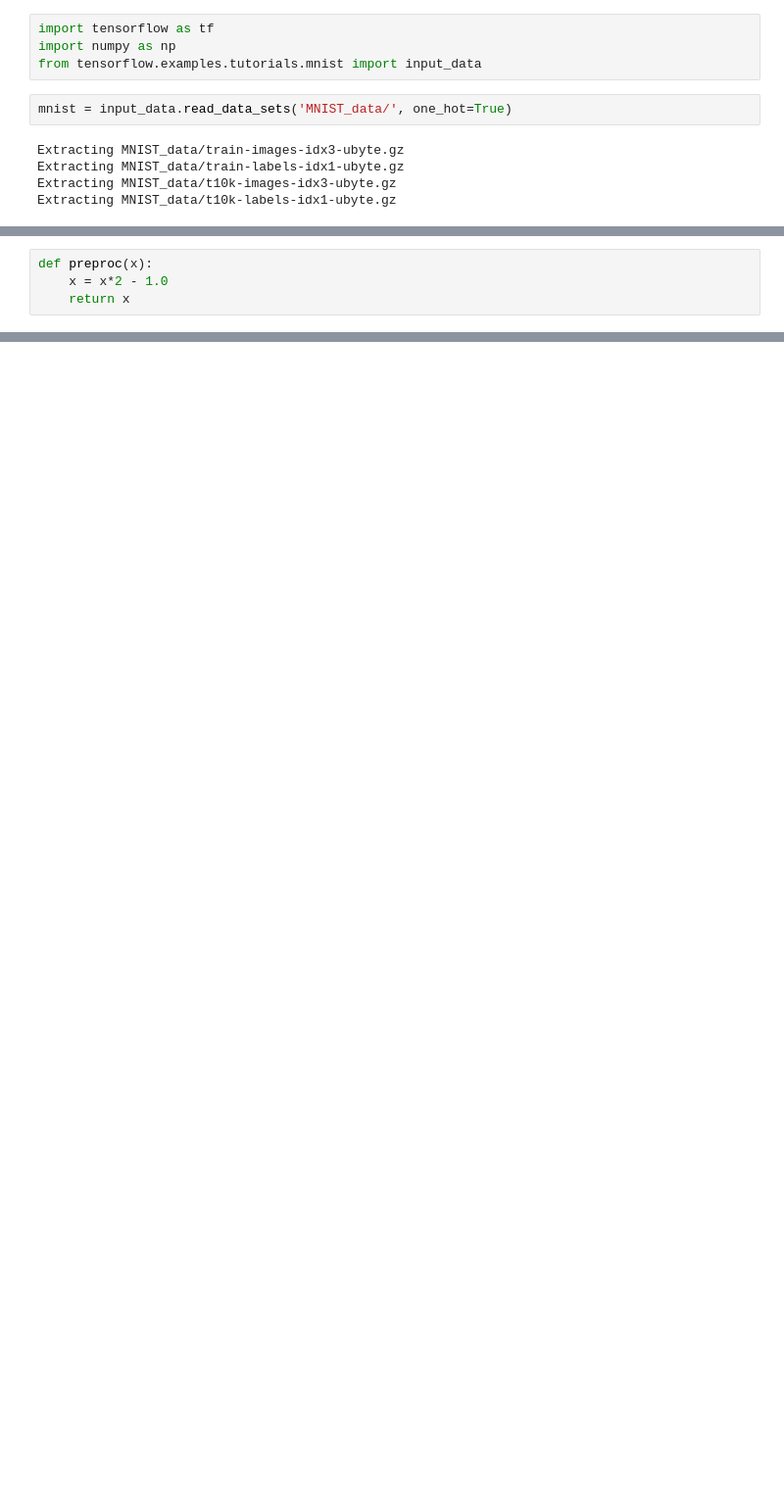
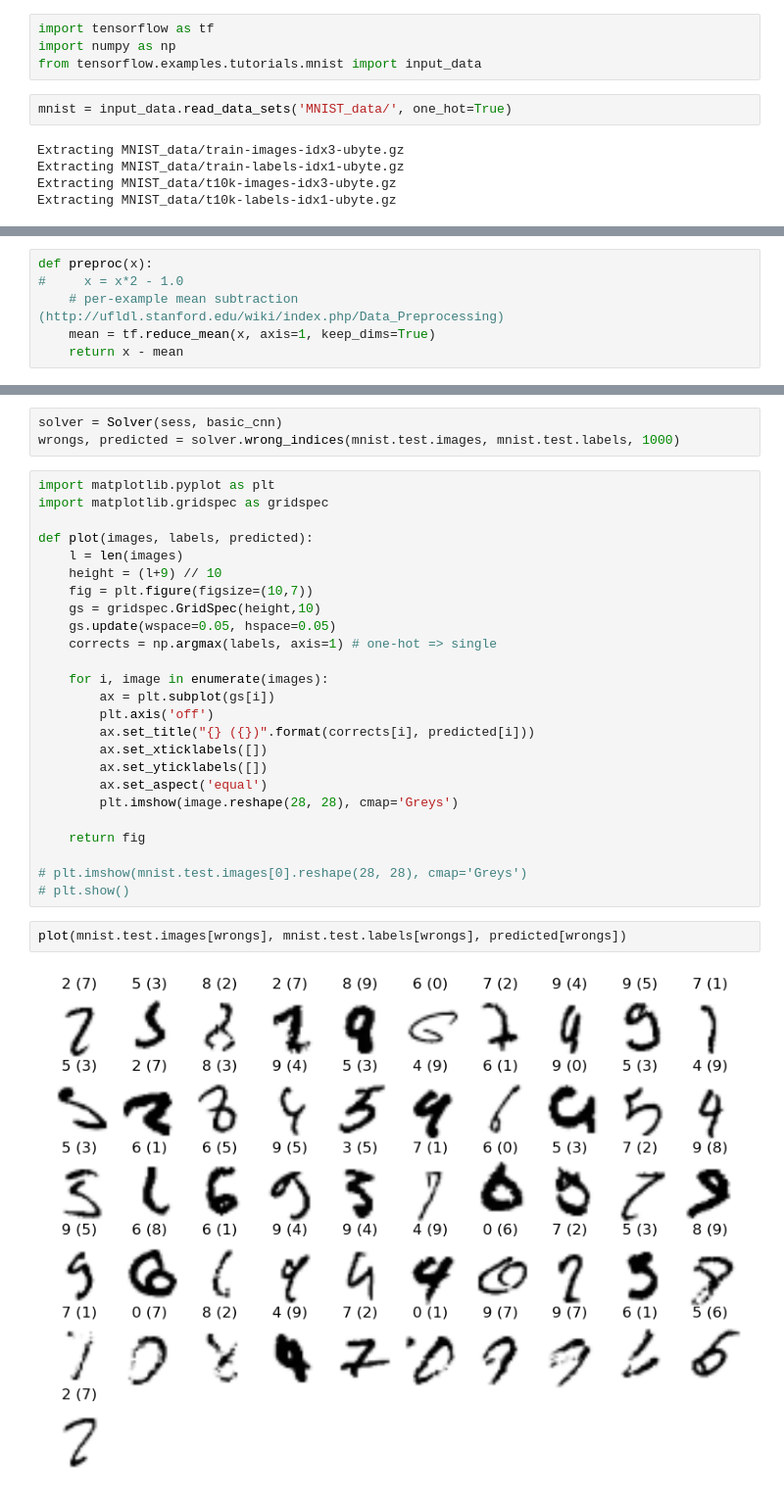
Before and after one commit to khanrc/mnist, a Jupyter notebook: MNIST!.ipynb, the cells around one changed output, grey strips where cells are left out. Shown at 98% size. Cells and saved outputs as stored; diff of their text form; blank space fills up the shorter version.

```diff
--- a/MNIST!.ipynb
+++ b/MNIST!.ipynb
@@ -12,7 +14,9 @@ Extracting MNIST_data/t10k-labels-idx1-ubyte.gz
 # %%
 def preproc(x):
-    x = x*2 - 1.0
-    return x
+#     x = x*2 - 1.0
+    # per-example mean subtraction (http://ufldl.stanford.edu/wiki/index.php/Data_Preprocessing)
+    mean = tf.reduce_mean(x, axis=1, keep_dims=True)
+    return x - mean
 # %%
 class Solver:
     def __init__(self, sess, model):
@@ -200,3 +220,35 @@ print("[ test max] {}".format(test_line))
+# %%
+solver = Solver(sess, basic_cnn)
+wrongs, predicted = solver.wrong_indices(mnist.test.images, mnist.test.labels, 1000)
+# %%
+import matplotlib.pyplot as plt
+import matplotlib.gridspec as gridspec
+
+def plot(images, labels, predicted):
+    l = len(images)
+    height = (l+9) // 10
+    fig = plt.figure(figsize=(10,7))
+    gs = gridspec.GridSpec(height,10)
+    gs.update(wspace=0.05, hspace=0.05)
+    corrects = np.argmax(labels, axis=1) # one-hot => single
+
+    for i, image in enumerate(images):
+        ax = plt.subplot(gs[i])
+        plt.axis('off')
+        ax.set_title("{} ({})".format(corrects[i], predicted[i]))
+        ax.set_xticklabels([])
+        ax.set_yticklabels([])
+        ax.set_aspect('equal')
+        plt.imshow(image.reshape(28, 28), cmap='Greys')
+
+    return fig
+
+# plt.imshow(mnist.test.images[0].reshape(28, 28), cmap='Greys')
+# plt.show()
+# %%
+plot(mnist.test.images[wrongs], mnist.test.labels[wrongs], predicted[wrongs])
+# %% [output]
+[figure, added]
 # %% [markdown]
 ## Results
 
```
Also changed, not shown: parts of 6 cells of this notebook, 5 other files.
